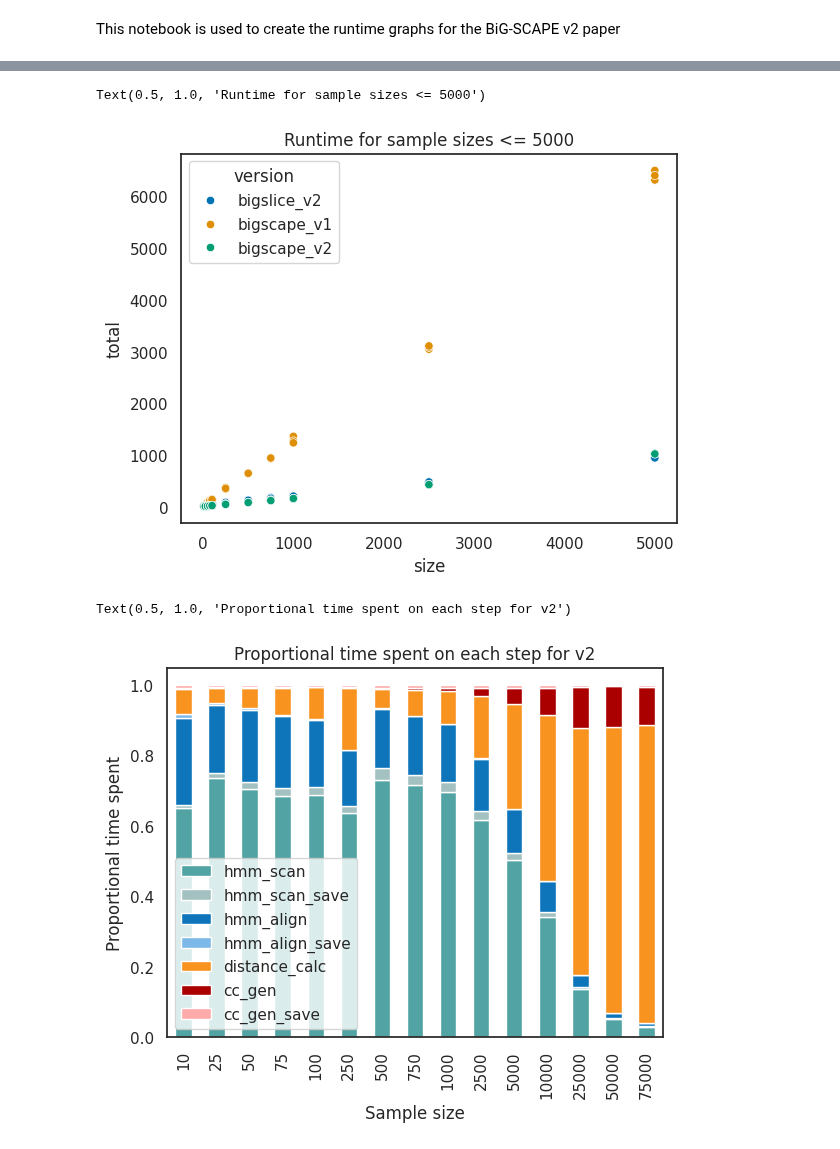
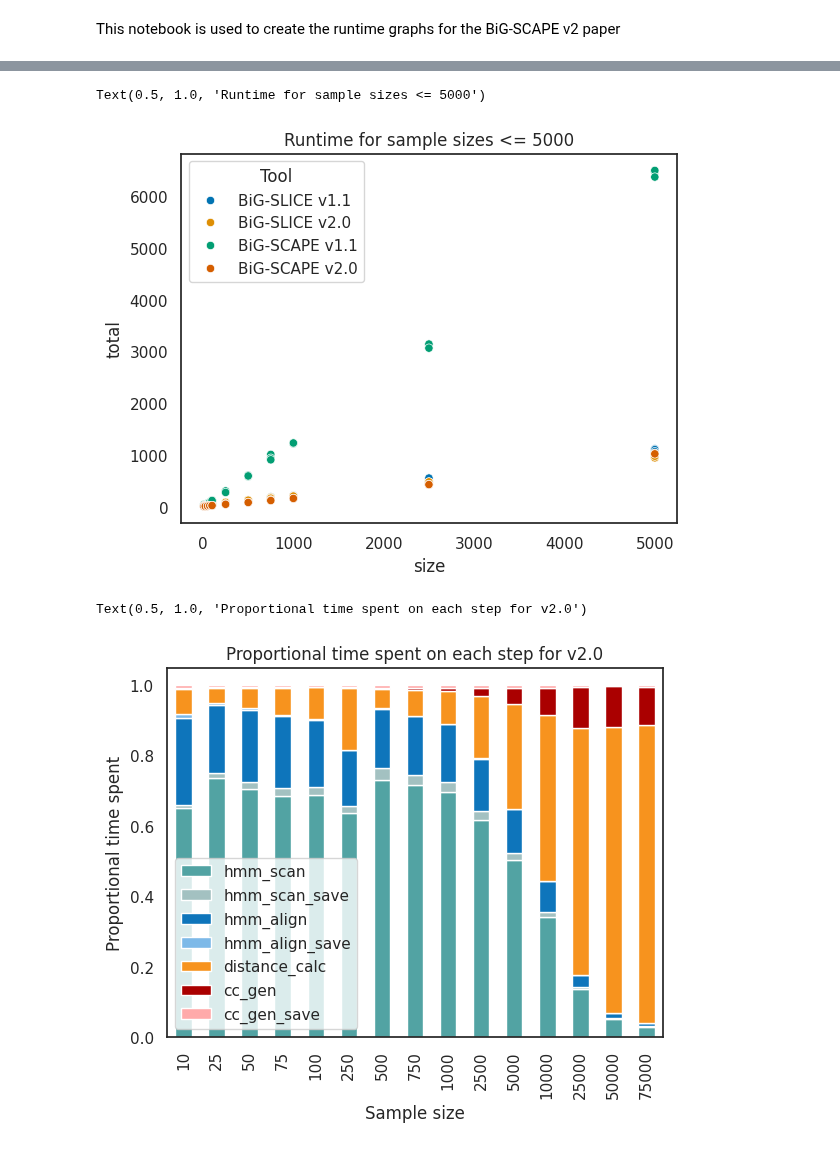
Before and after one commit to adraismawur/bigscape-v2-notebooks, a Jupyter notebook: runtimes.ipynb, the cells around one changed output, grey strips where cells are left out. Saved outputs shown, nothing was run; the diff lists cells and outputs as text; code cells hidden in the pictures.

```diff
--- a/runtimes.ipynb
+++ b/runtimes.ipynb
@@ -85,27 +88,27 @@ sns.scatterplot(totals, x="size", y="total", hue="version", palette=COLOR_MAP)
 # %%
 # points <= 10000
-sns.scatterplot(totals[totals["size"] <= 5000], x="size", y="total", hue="version", palette=COLOR_MAP)
+sns.scatterplot(totals[totals["size"] <= 5000], x="size", y="total", hue="Tool", palette=COLOR_MAP)
 plt.title("Runtime for sample sizes <= 5000")
 # %% [output]
 Text(0.5, 1.0, 'Runtime for sample sizes <= 5000')
-[figure, old version]
+[figure, new version]
 # %%
 v2_prop_time_colors = [
     COLORS["bigscape_blue"],
     COLORS["bigscape_blue_pale"],
     COLORS["dark_blue"],
     COLORS["light_blue"],
     COLORS["orange_i_found_on_bigscape_image"],
     COLORS["antismash_red"],
     COLORS["antismash_red_pale"]
 ]
 prop_time_plot_v2 = bigscape_v2_avg_prop.plot(kind='bar', stacked=True, color=v2_prop_time_colors)
 prop_time_plot_v2.set_xlabel("Sample size")
 prop_time_plot_v2.set_ylabel("Proportional time spent")
-plt.title("Proportional time spent on each step for v2")
+plt.title("Proportional time spent on each step for v2.0")
 # %% [output]
-Text(0.5, 1.0, 'Proportional time spent on each step for v2')
+Text(0.5, 1.0, 'Proportional time spent on each step for v2.0')
-[figure, old version]
+[figure, new version]
 # %%
 v1_prop_time_colors = [
     COLORS["bigscape_blue"],
```
Also changed, not shown: parts of 5 cells of this notebook, 2 other files.
